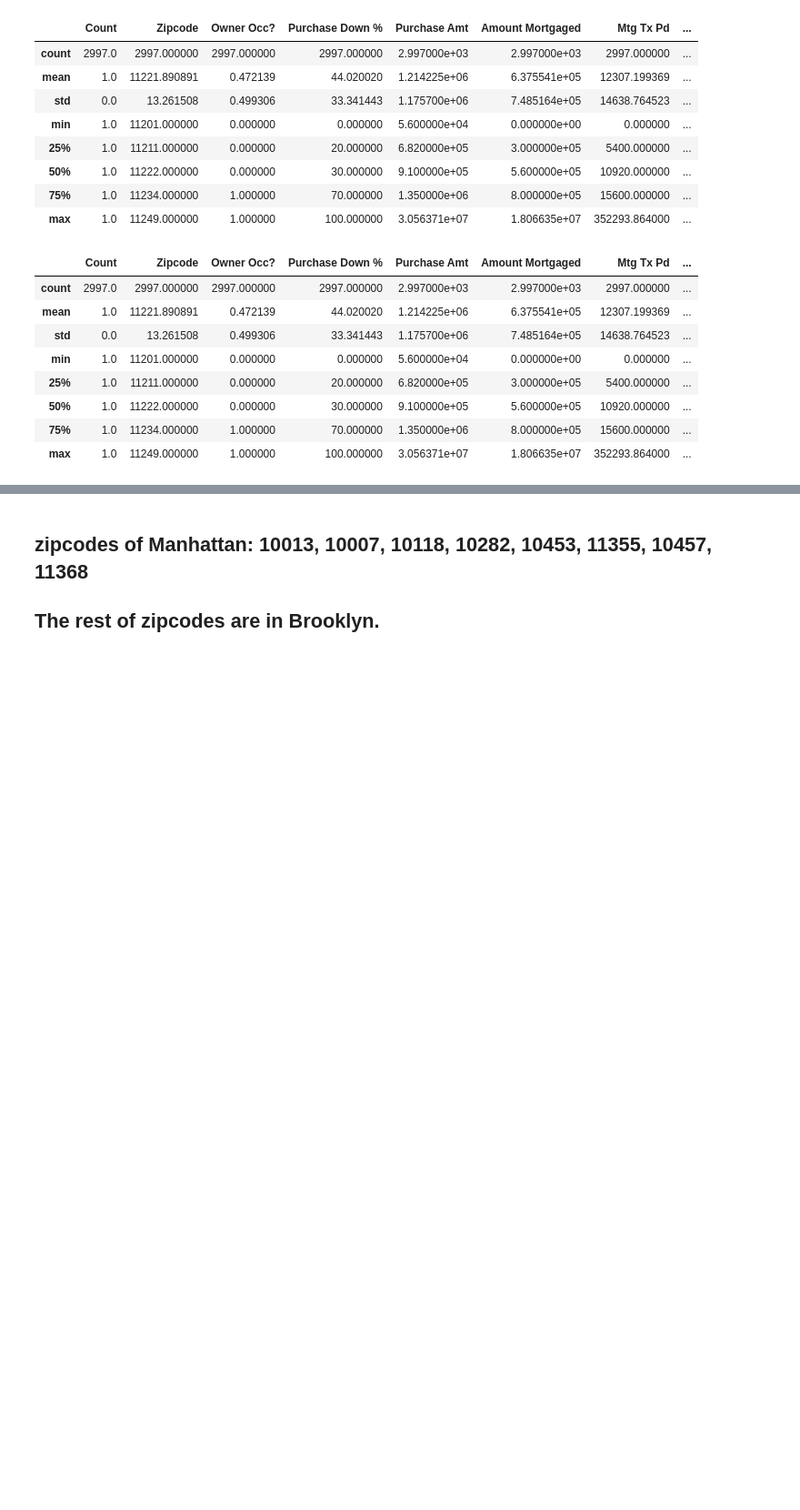
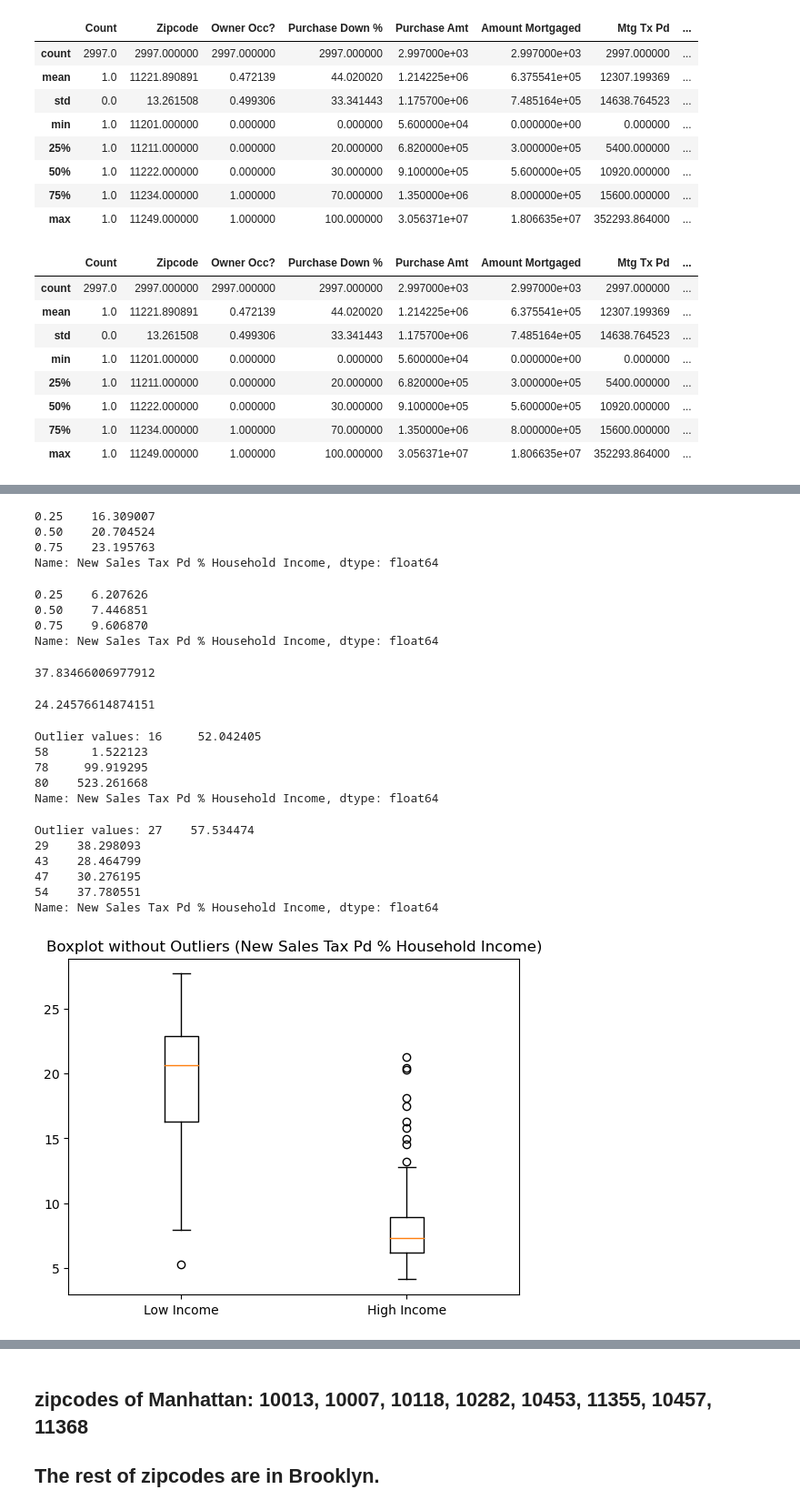
Before and after one commit to Kat-McEldowney/Group_project_1, a Jupyter notebook: visulasions_in_progress.ipynb, the cells around one changed output, grey strips where cells are left out. Shown: that part at 91% size. Drawn from its saved outputs; the diff is of its cells as text; code cells hidden in the pictures; blank space fills up the shorter version.

```diff
--- a/visulasions_in_progress.ipynb
+++ b/visulasions_in_progress.ipynb
@@ -355,0 +379,61 @@ plt.show()
+# %%
+new_low_quartiles = new_low_income.quantile([.25,.5,.75])
+new_low_quartiles
+# %% [output]
+0.25    16.309007
+0.50    20.704524
+0.75    23.195763
+Name: New Sales Tax Pd % Household Income, dtype: float64
+# %%
+new_high_quartiles = new_high_income.quantile([.25,.5,.75])
+new_high_quartiles
+# %% [output]
+0.25    6.207626
+0.50    7.446851
+0.75    9.606870
+Name: New Sales Tax Pd % Household Income, dtype: float64
+# %%
+lnew_lowerq = new_low_quartiles[0.25]
+lnew_upperq = new_low_quartiles[0.75]
+lnew_iqr = lnew_upperq-lnew_lowerq
+lnew_lower_bound = lnew_lowerq - (1.5*iqr)
+lnew_upper_bound = lnew_upperq + (1.5*iqr)
+lnew_upper_bound
+# %% [output]
+37.83466006977912
+# %%
+hnew_high_lowerq = new_high_quartiles[0.25]
+hnew_high_upperq = new_high_quartiles[0.75]
+hnew_high_iqr = hnew_high_upperq-hnew_high_lowerq
+hnew_high_lower_bound = hnew_high_lowerq - (1.5*iqr)
+hnew_high_upper_bound = hnew_high_upperq + (1.5*iqr)
+hnew_high_upper_bound
+# %% [output]
+24.24576614874151
+# %%
+lnew_outliers = new_low_income[(new_low_income < lnew_lower_bound) | (new_low_income > lnew_upper_bound)]
+print("Outlier values:", lnew_outliers)
+# %% [output]
+Outlier values: 16     52.042405
+58      1.522123
+78     99.919295
+80    523.261668
+Name: New Sales Tax Pd % Household Income, dtype: float64
+# %%
+hnew_high_outliers = new_high_income[(new_high_income < hnew_high_lower_bound) | (new_high_income > hnew_high_upper_bound)]
+print("Outlier values:", hnew_high_outliers)
+# %% [output]
+Outlier values: 27    57.534474
+29    38.298093
+43    28.464799
+47    30.276195
+54    37.780551
+Name: New Sales Tax Pd % Household Income, dtype: float64
+# %%
+NoLnew_data_no_outliers = new_low_income[(new_low_income >= lnew_lower_bound) & (new_low_income <= lnew_upper_bound)]
+NoHnew_data_no_outliers = new_high_income[(new_high_income >= hnew_high_lower_bound) & (new_high_income <= hnew_high_upper_bound)]
+plt.boxplot([NoLnew_data_no_outliers, NoHnew_data_no_outliers], labels=['Low Income', 'High Income'])
+plt.title('Boxplot without Outliers (New Sales Tax Pd % Household Income)')
+plt.show()
+# %% [output]
+[figure, added]
```
Also changed, not shown: parts of 77 cells of this notebook.
